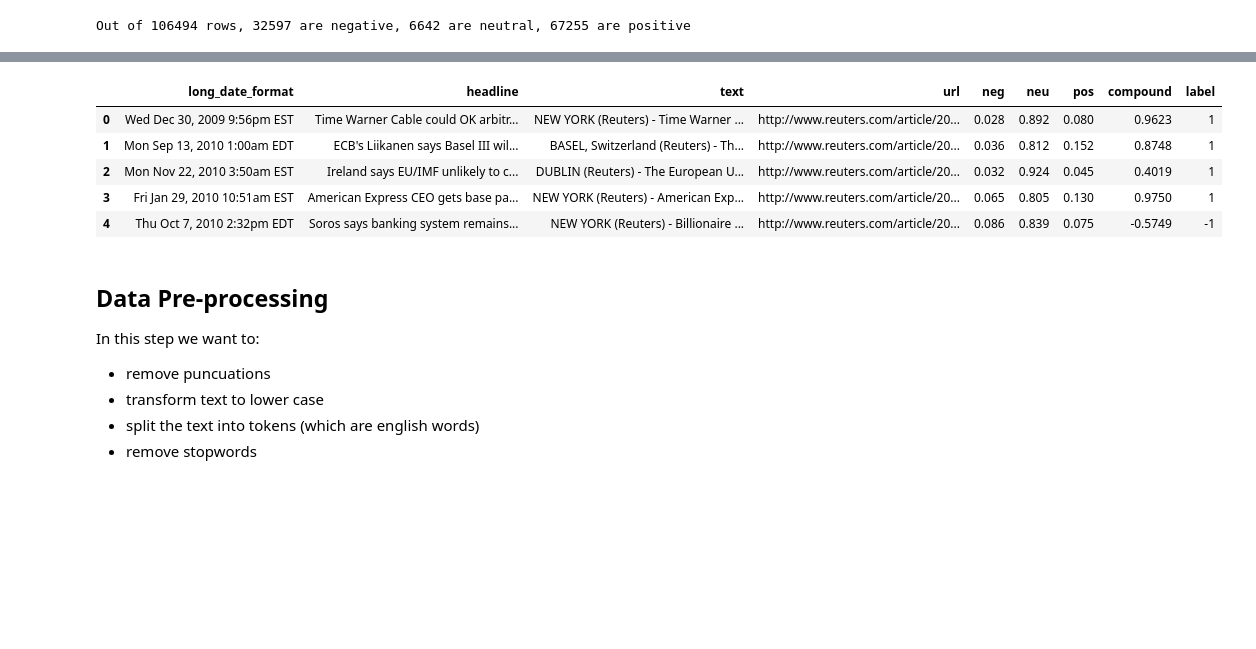
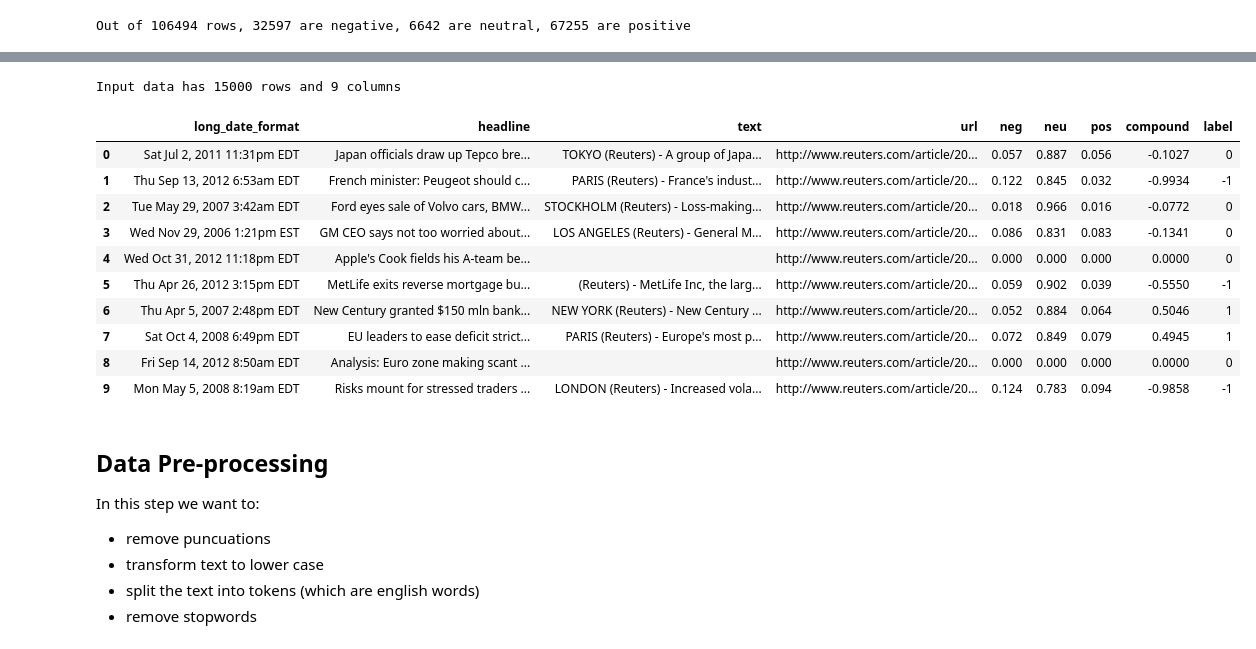
Before and after one commit to casanas10/NewsSentimentAnalysis, a Jupyter notebook: NewsSentimentAnalysis.ipynb, the cells around one changed output, grey strips where cells are left out. Cells and saved outputs as stored; diff of their text form; code cells hidden in the pictures; blank space fills up the shorter version.

```diff
--- a/NewsSentimentAnalysis.ipynb
+++ b/NewsSentimentAnalysis.ipynb
@@ -60,0 +79,4 @@ Out of 106494 rows, 32597 are negative, 6642 are neutral, 67255 are positive
+# %%
+positives_sample = positives.sample(n=N_SAMPLES)
+print(len(positives_sample))
+positives_sample.head()
@@ -60,0 +91,12 @@ Out of 106494 rows, 32597 are negative, 6642 are neutral, 67255 are positive
+# %%
+negatives = all_news_labeled.loc[all_news_labeled['label']==-1]
+neutral = all_news_labeled.loc[all_news_labeled['label']==0]
+# %%
+negatives_sample = negatives.sample(n=N_SAMPLES)
+neutral_sample = neutral.sample(n=N_SAMPLES)
+# %%
+# Equally sample 'pos' and 'neg' with replacement and concatenate into a dataframe.
+data = pd.concat([negatives_sample,
+                    positives_sample,
+                 neutral_sample], axis=0)
+data.head()
@@ -61,14 +110,23 @@ Out of 106494 rows, 32597 are negative, 6642 are neutral, 67255 are positive
+# %%
+print("Input data has {} rows and {} columns".format(len(data), len(data.columns)))
+# %% [output]
+Input data has 15000 rows and 9 columns
 # %%
 # Ramdomize the data so there is no bias
-data = all_news_labeled.sample(frac=1).reset_index(drop=True)
-data.head()
+data = data.sample(frac=1).reset_index(drop=True)
+data.head(10)
 # %% [output]
 |  | long_date_format | headline | text | url | neg | neu | pos | compound | label |
-| 0 | Wed Dec 30, 2009 9:56pm EST | Time Warner Cable could OK arbitr... | NEW YORK (Reuters) - Time Warner ... | http://www.reuters.com/article/20... | 0.028 | 0.892 | 0.080 | 0.9623 | 1 |
-| 1 | Mon Sep 13, 2010 1:00am EDT | ECB's Liikanen says Basel III wil... | BASEL, Switzerland (Reuters) - Th... | http://www.reuters.com/article/20... | 0.036 | 0.812 | 0.152 | 0.8748 | 1 |
-| 2 | Mon Nov 22, 2010 3:50am EST | Ireland says EU/IMF unlikely to c... | DUBLIN (Reuters) - The European U... | http://www.reuters.com/article/20... | 0.032 | 0.924 | 0.045 | 0.4019 | 1 |
-| 3 | Fri Jan 29, 2010 10:51am EST | American Express CEO gets base pa... | NEW YORK (Reuters) - American Exp... | http://www.reuters.com/article/20... | 0.065 | 0.805 | 0.130 | 0.9750 | 1 |
-| 4 | Thu Oct 7, 2010 2:32pm EDT | Soros says banking system remains... | NEW YORK (Reuters) - Billionaire ... | http://www.reuters.com/article/20... | 0.086 | 0.839 | 0.075 | -0.5749 | -1 |
+| 0 | Sat Jul 2, 2011 11:31pm EDT | Japan officials draw up Tepco bre... | TOKYO (Reuters) - A group of Japa... | http://www.reuters.com/article/20... | 0.057 | 0.887 | 0.056 | -0.1027 | 0 |
+| 1 | Thu Sep 13, 2012 6:53am EDT | French minister: Peugeot should c... | PARIS (Reuters) - France's indust... | http://www.reuters.com/article/20... | 0.122 | 0.845 | 0.032 | -0.9934 | -1 |
+| 2 | Tue May 29, 2007 3:42am EDT | Ford eyes sale of Volvo cars, BMW... | STOCKHOLM (Reuters) - Loss-making... | http://www.reuters.com/article/20... | 0.018 | 0.966 | 0.016 | -0.0772 | 0 |
+| 3 | Wed Nov 29, 2006 1:21pm EST | GM CEO says not too worried about... | LOS ANGELES (Reuters) - General M... | http://www.reuters.com/article/20... | 0.086 | 0.831 | 0.083 | -0.1341 | 0 |
+| 4 | Wed Oct 31, 2012 11:18pm EDT | Apple's Cook fields his A-team be... |  | http://www.reuters.com/article/20... | 0.000 | 0.000 | 0.000 | 0.0000 | 0 |
+| 5 | Thu Apr 26, 2012 3:15pm EDT | MetLife exits reverse mortgage bu... | (Reuters) - MetLife Inc, the larg... | http://www.reuters.com/article/20... | 0.059 | 0.902 | 0.039 | -0.5550 | -1 |
+| 6 | Thu Apr 5, 2007 2:48pm EDT | New Century granted $150 mln bank... | NEW YORK (Reuters) - New Century ... | http://www.reuters.com/article/20... | 0.052 | 0.884 | 0.064 | 0.5046 | 1 |
+| 7 | Sat Oct 4, 2008 6:49pm EDT | EU leaders to ease deficit strict... | PARIS (Reuters) - Europe's most p... | http://www.reuters.com/article/20... | 0.072 | 0.849 | 0.079 | 0.4945 | 1 |
+| 8 | Fri Sep 14, 2012 8:50am EDT | Analysis: Euro zone making scant ... |  | http://www.reuters.com/article/20... | 0.000 | 0.000 | 0.000 | 0.0000 | 0 |
+| 9 | Mon May 5, 2008 8:19am EDT | Risks mount for stressed traders ... | LONDON (Reuters) - Increased vola... | http://www.reuters.com/article/20... | 0.124 | 0.783 | 0.094 | -0.9858 | -1 |
 # %% [markdown]
 ## Data Pre-processing
 
```
Also changed, not shown: parts of 44 cells of this notebook, 1 other file.
